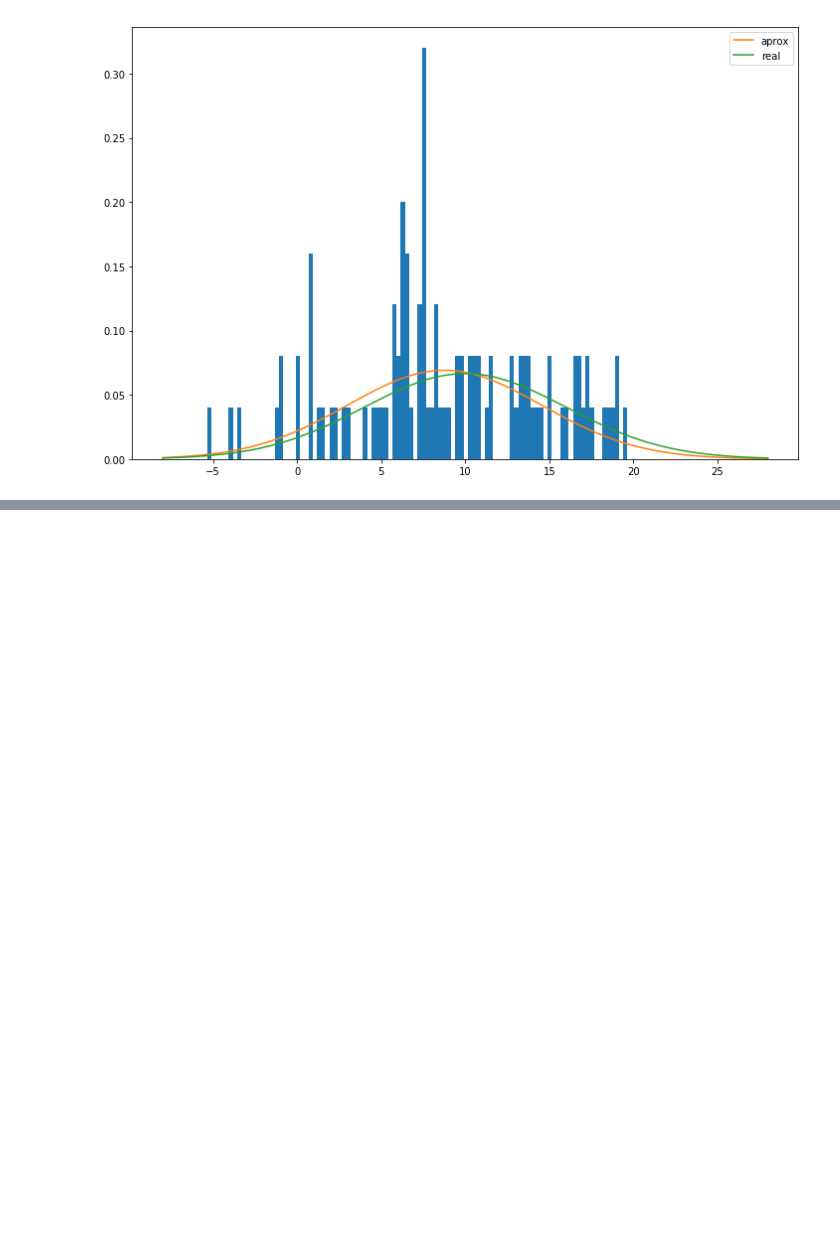
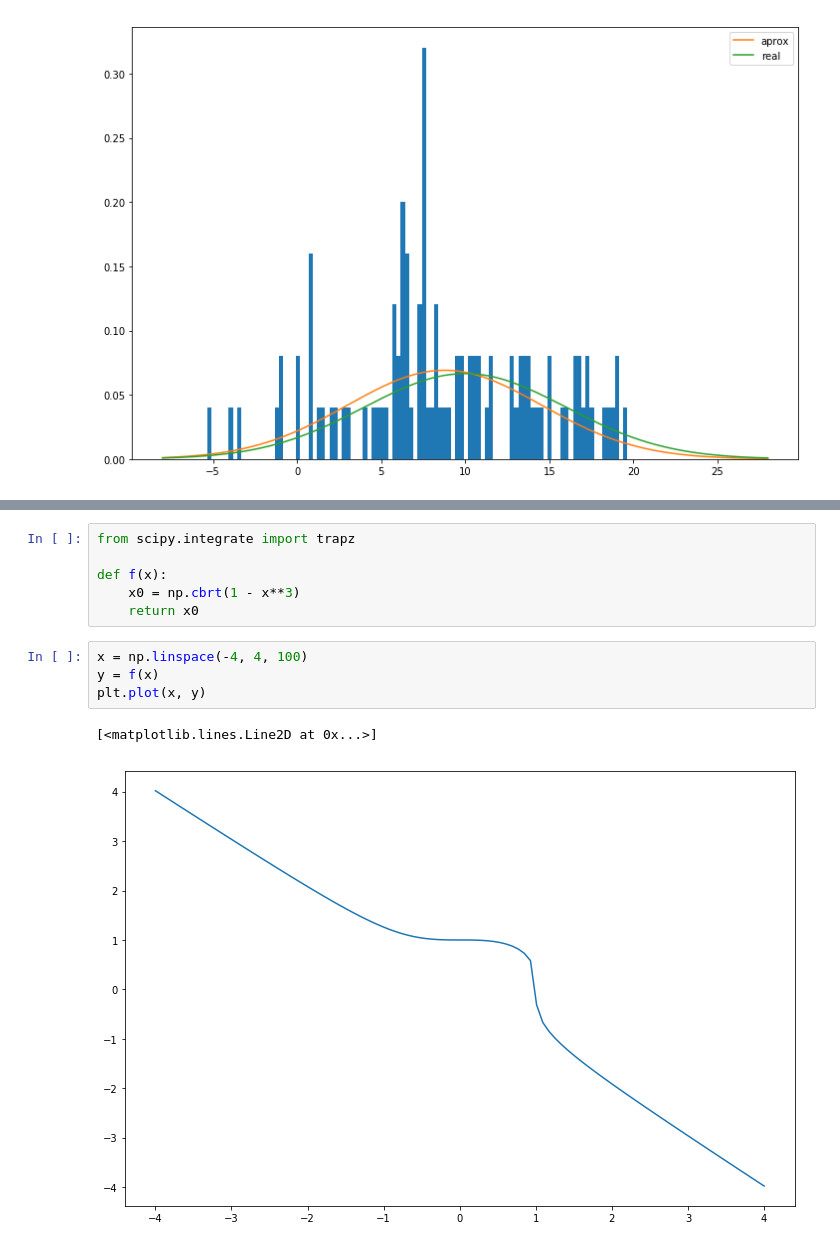
Before and after one commit to ftorradeflot/PythonMasterIFAE, a Jupyter notebook: scipy/scipy_solutions.ipynb, the cells around one changed output, grey strips where cells are left out. Drawn from its saved outputs; the diff is of its cells as text; blank space fills up the shorter version.

Commit message:
Scipy  - add integration exercise

```diff
--- a/scipy/scipy_solutions.ipynb
+++ b/scipy/scipy_solutions.ipynb
@@ -92,0 +103,13 @@ plt.legend();
+# %%
+from scipy.integrate import trapz
+
+def f(x):
+    x0 = np.cbrt(1 - x**3)
+    return x0
+# %%
+x = np.linspace(-4, 4, 100)
+y = f(x)
+plt.plot(x, y)
+# %% [output]
+[<matplotlib.lines.Line2D at 0x...>]
+[figure, added]
```
Also changed, not shown: parts of 2 cells of this notebook, 1 other file.
